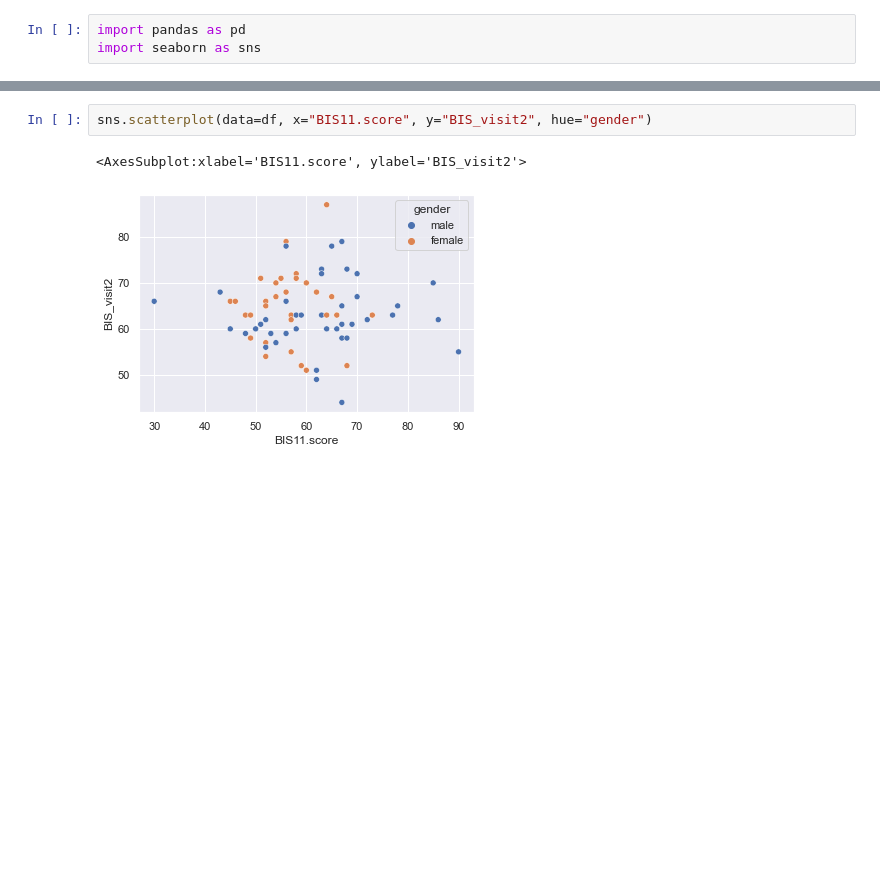
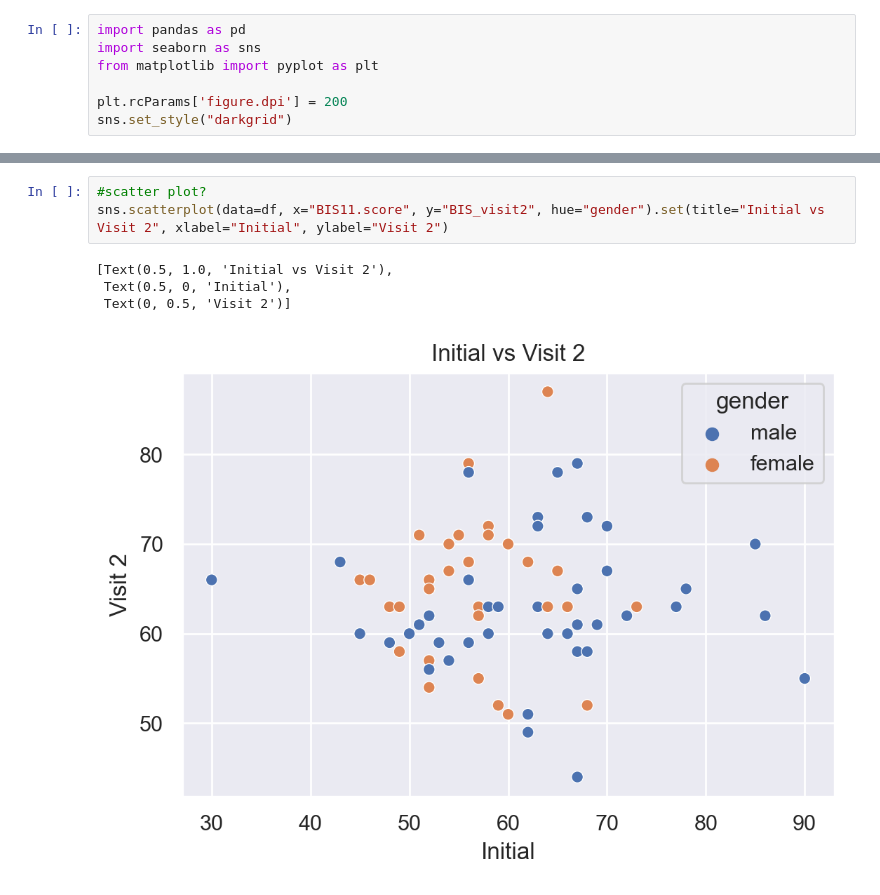
Before and after one commit to jjbbyw/MLZ, a Jupyter notebook: MLZ.ipynb, the cells around one changed output, grey strips where cells are left out. Saved outputs shown, nothing was run; the diff lists cells and outputs as text; blank space fills up the shorter version.

```diff
--- a/MLZ.ipynb
+++ b/MLZ.ipynb
@@ -1,5 +1,9 @@
 # %%
 import pandas as pd
 import seaborn as sns
+from matplotlib import pyplot as plt
+
+plt.rcParams['figure.dpi'] = 200
+sns.set_style("darkgrid")
 # %%
 df = pd.read_spss("Pracbiss.sav")
@@ -16,5 +25,8 @@ sns.boxplot(data=df, x="change_BIS", y="gender", orient="h")
 # %%
-sns.scatterplot(data=df, x="BIS11.score", y="BIS_visit2", hue="gender")
+#scatter plot?
+sns.scatterplot(data=df, x="BIS11.score", y="BIS_visit2", hue="gender").set(title="Initial vs Visit 2", xlabel="Initial", ylabel="Visit 2")
 # %% [output]
-<AxesSubplot:xlabel='BIS11.score', ylabel='BIS_visit2'>
+[Text(0.5, 1.0, 'Initial vs Visit 2'),
+ Text(0.5, 0, 'Initial'),
+ Text(0, 0.5, 'Visit 2')]
-[figure, old version]
+[figure, new version]
```
Also changed, not shown: parts of 9 cells of this notebook.
